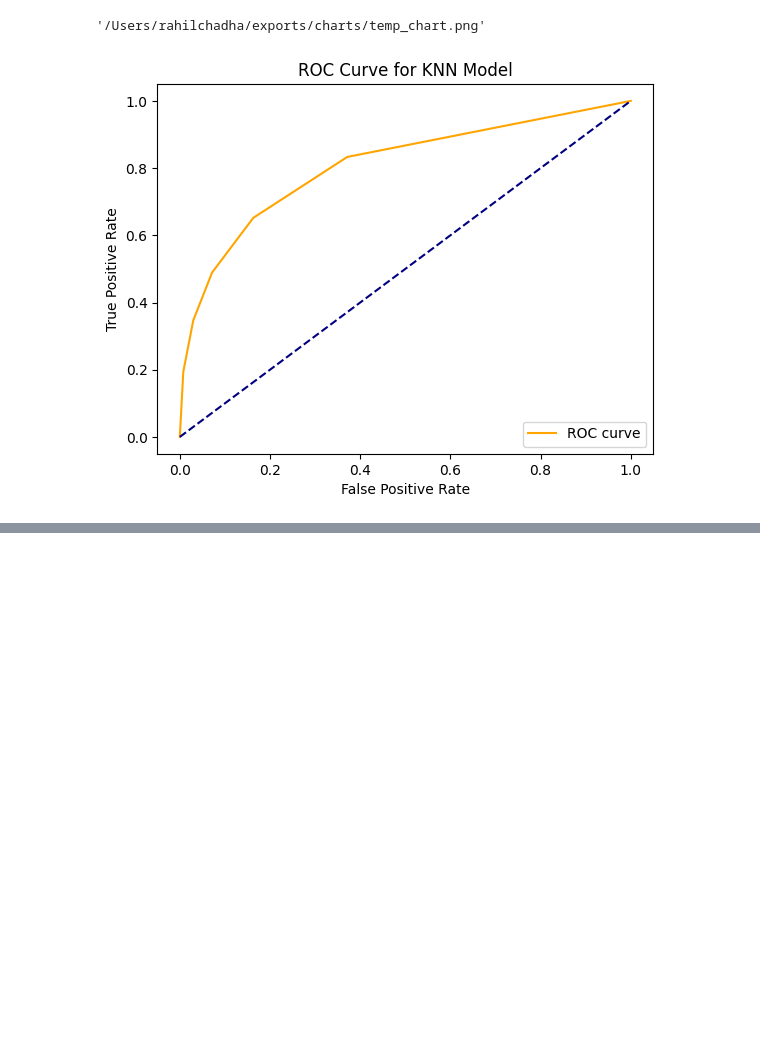
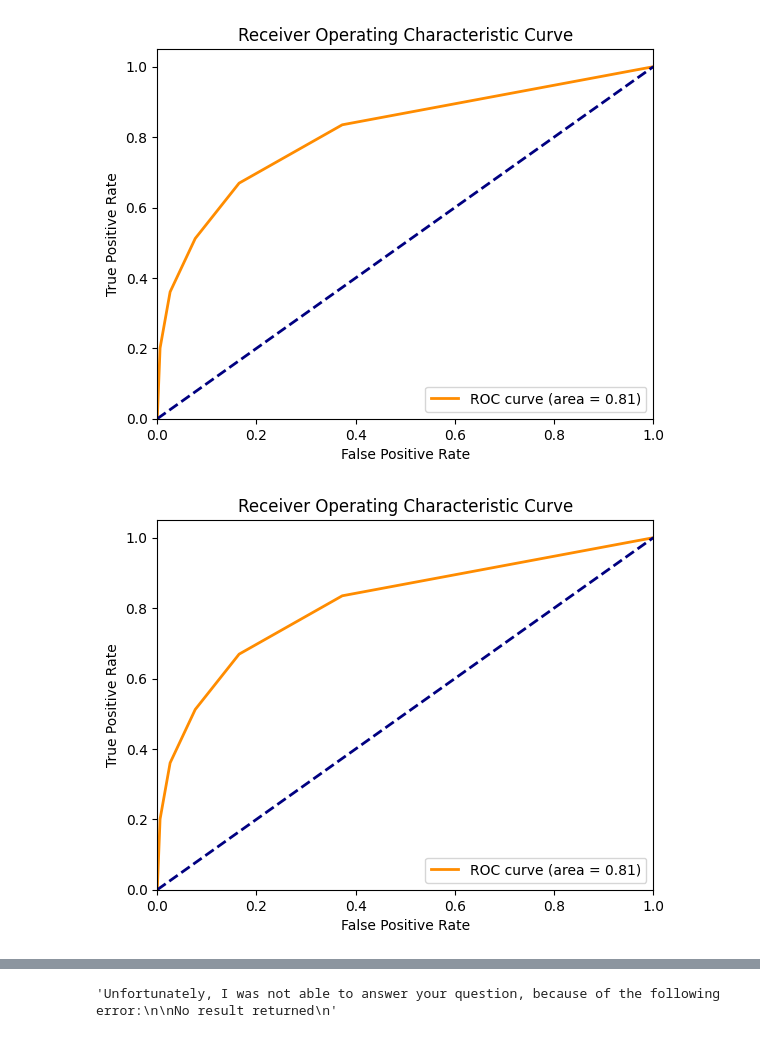
Before and after one commit to RahilChadha/Credit-risk-assessment, a Jupyter notebook: Credit_Risk_AI.ipynb, the cells around one changed output, grey strips where cells are left out. Drawn from its saved outputs; the diff is of its cells as text; code cells hidden in the pictures; blank space fills up the shorter version.

```diff
--- a/Credit_Risk_AI.ipynb
+++ b/Credit_Risk_AI.ipynb
@@ -1,33 +1,20 @@
-# %%
-from pandasai import Agent
-import pandas as pd
-
-# Load cleaned_data from the CSV file
-cleaned_data = pd.read_csv('datasets/credit_risk_dataset.csv')
-
-# Set up PandasAI Agent
-import os
-os.environ["PANDASAI_API_KEY"] = "$2a$10$7VpELeb8twh9xxhazy.S0eYlS0j0qJxRiKUblX7lfVvb/BW.a5.mG"
-
-agent = Agent(cleaned_data)
-agent.chat('plot a ROC curve for the KNN machine learning model')
-# %% [output]
-'/Users/rahilchadha/exports/charts/temp_chart.png'
-[figure, removed]
 # %%
 import os
 import pandas as pd
 from pandasai import Agent
+import warnings
+
+# Suppress all warnings
+warnings.filterwarnings("ignore")
 
 # Sample DataFrame
-sales_by_country = cleaned_data
 
 # By default, unless you choose a different LLM, it will use BambooLLM.
 # You can get your free API key signing up at https://pandabi.ai (you can also configure it in your .env file)
-os.environ["PANDASAI_API_KEY"] = "your_key"
+os.environ["PANDASAI_API_KEY"] = "$2a$10$7VpELeb8twh9xxhazy.S0eYlS0j0qJxRiKUblX7lfVvb/BW.a5.mG"
 
-#change this to your key
-
-agent = Agent(sales_by_country)
-agent.chat('plot a ROC curve for the KNN machine learning model')
+agent = Agent("datasets/credit_risk_dataset.csv")
+agent.chat('draw a ROC curve for KNN')
 # %% [output]
+[figure, added]
+[figure, added]
@@ -34,0 +38 @@ NameError: name 'data' is not defined
+'Unfortunately, I was not able to answer your question, because of the following error:\n\nNo result returned\n'
```
Also changed, not shown: parts of 1 cell of this notebook, 3 other files.
